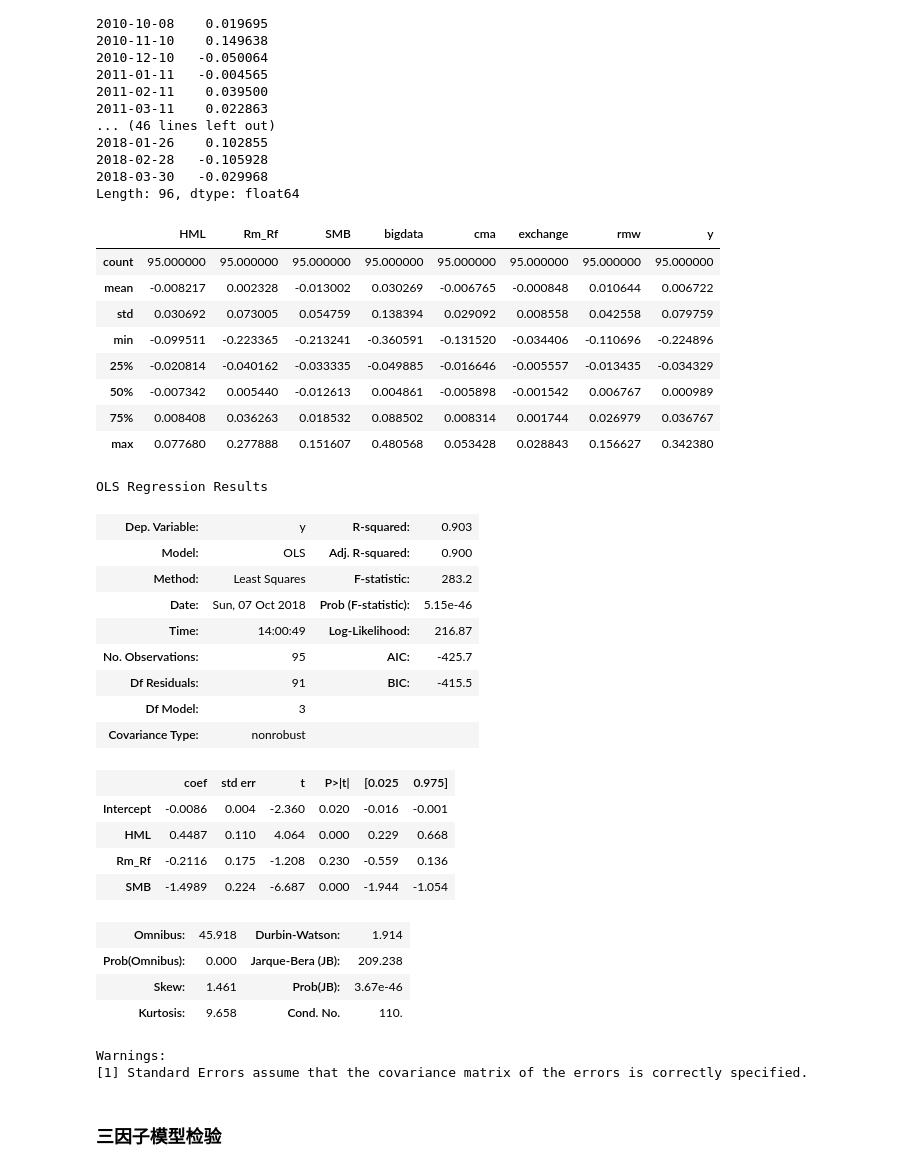
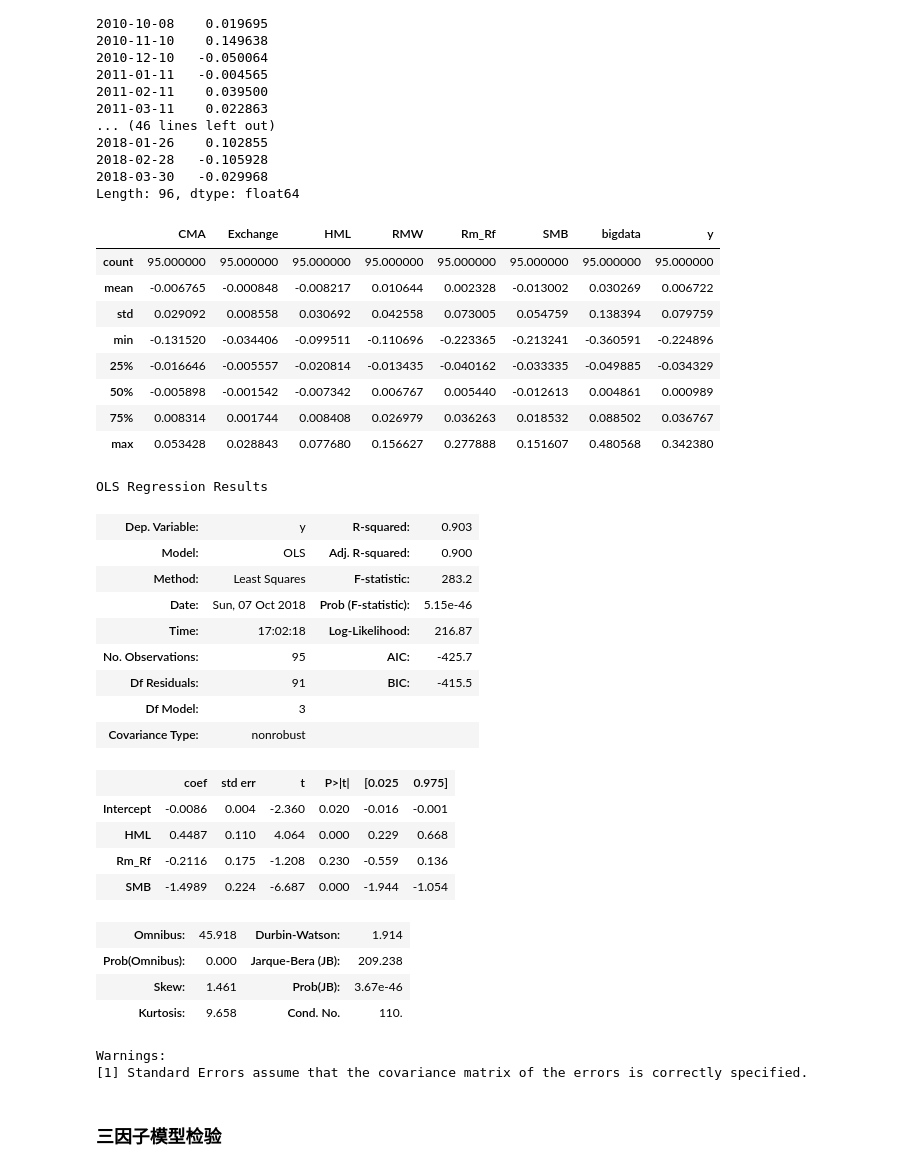
Before and after one commit to brainee/fama, a Jupyter notebook: fama5/zy-fama-frech-4-generial.ipynb, the cells around one changed output. Drawn from its saved outputs; the diff is of its cells as text; code cells hidden in the pictures.

Commit message:
add exchange factor

```diff
--- a/fama5/zy-fama-frech-4-generial.ipynb
+++ b/fama5/zy-fama-frech-4-generial.ipynb
@@ -981,23 +981,23 @@ def get_vif(results):
     ziped=lzip(results.model.exog_names, vif)
     return ziped
 # %%
-df_xy=get_df_xy(index_date,{"y":y,"Rm_Rf":Rm_Rf,'SMB':smb,'HML':hml,"bigdata":s_bigdata_r,'rmw':rmw,'cma':cma,'exchange':s_exchange_rate})
+df_xy=get_df_xy(index_date,{"y":y,"Rm_Rf":Rm_Rf,'SMB':smb,'HML':hml,"bigdata":s_bigdata_r,'RMW':rmw,'CMA':cma,'Exchange':s_exchange_rate})
 # df_X=get_df_X(index_date,{"Rm_Rf":Rm_Rf,'SMB':smb,'HML':hml})
 df_xy.index.name="date"
 df_xy.describe()
 # df_xy.corr(method='pearson')
 # df_xy.plot()
 # df_xy.values
 # %% [output]
-|  | HML | Rm_Rf | SMB | bigdata | cma | exchange | rmw | y |
+|  | CMA | Exchange | HML | RMW | Rm_Rf | SMB | bigdata | y |
 | count | 95.000000 | 95.000000 | 95.000000 | 95.000000 | 95.000000 | 95.000000 | 95.000000 | 95.000000 |
-| mean | -0.008217 | 0.002328 | -0.013002 | 0.030269 | -0.006765 | -0.000848 | 0.010644 | 0.006722 |
-| std | 0.030692 | 0.073005 | 0.054759 | 0.138394 | 0.029092 | 0.008558 | 0.042558 | 0.079759 |
-| min | -0.099511 | -0.223365 | -0.213241 | -0.360591 | -0.131520 | -0.034406 | -0.110696 | -0.224896 |
-| 25% | -0.020814 | -0.040162 | -0.033335 | -0.049885 | -0.016646 | -0.005557 | -0.013435 | -0.034329 |
-| 50% | -0.007342 | 0.005440 | -0.012613 | 0.004861 | -0.005898 | -0.001542 | 0.006767 | 0.000989 |
-| 75% | 0.008408 | 0.036263 | 0.018532 | 0.088502 | 0.008314 | 0.001744 | 0.026979 | 0.036767 |
-| max | 0.077680 | 0.277888 | 0.151607 | 0.480568 | 0.053428 | 0.028843 | 0.156627 | 0.342380 |
+| mean | -0.006765 | -0.000848 | -0.008217 | 0.010644 | 0.002328 | -0.013002 | 0.030269 | 0.006722 |
+| std | 0.029092 | 0.008558 | 0.030692 | 0.042558 | 0.073005 | 0.054759 | 0.138394 | 0.079759 |
+| min | -0.131520 | -0.034406 | -0.099511 | -0.110696 | -0.223365 | -0.213241 | -0.360591 | -0.224896 |
+| 25% | -0.016646 | -0.005557 | -0.020814 | -0.013435 | -0.040162 | -0.033335 | -0.049885 | -0.034329 |
+| 50% | -0.005898 | -0.001542 | -0.007342 | 0.006767 | 0.005440 | -0.012613 | 0.004861 | 0.000989 |
+| 75% | 0.008314 | 0.001744 | 0.008408 | 0.026979 | 0.036263 | 0.018532 | 0.088502 | 0.036767 |
+| max | 0.053428 | 0.028843 | 0.077680 | 0.156627 | 0.277888 | 0.151607 | 0.480568 | 0.342380 |
 # %%
 #整体的回归情况
 import statsmodels.formula.api as smf
@@ -1032,7 +1032,7 @@ OLS Regression Results
 | Model: | OLS | Adj. R-squared: | 0.900 |
 | Method: | Least Squares | F-statistic: | 283.2 |
 | Date: | Sun, 07 Oct 2018 | Prob (F-statistic): | 5.15e-46 |
-| Time: | 14:00:49 | Log-Likelihood: | 216.87 |
+| Time: | 17:02:18 | Log-Likelihood: | 216.87 |
 | No. Observations: | 95 | AIC: | -425.7 |
 | Df Residuals: | 91 | BIC: | -415.5 |
 | Df Model: | 3 |  |  |
```
Also changed, not shown: parts of 32 cells of this notebook.
